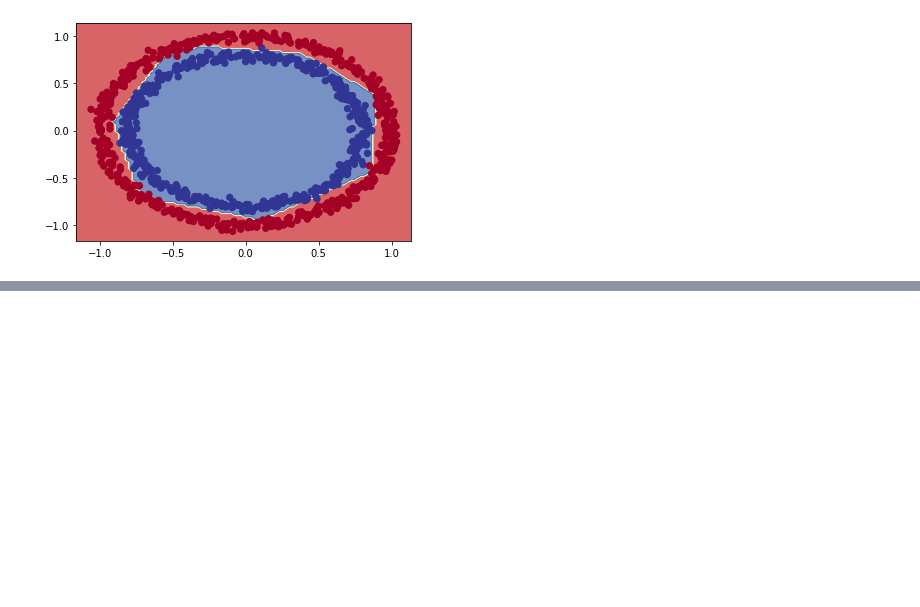
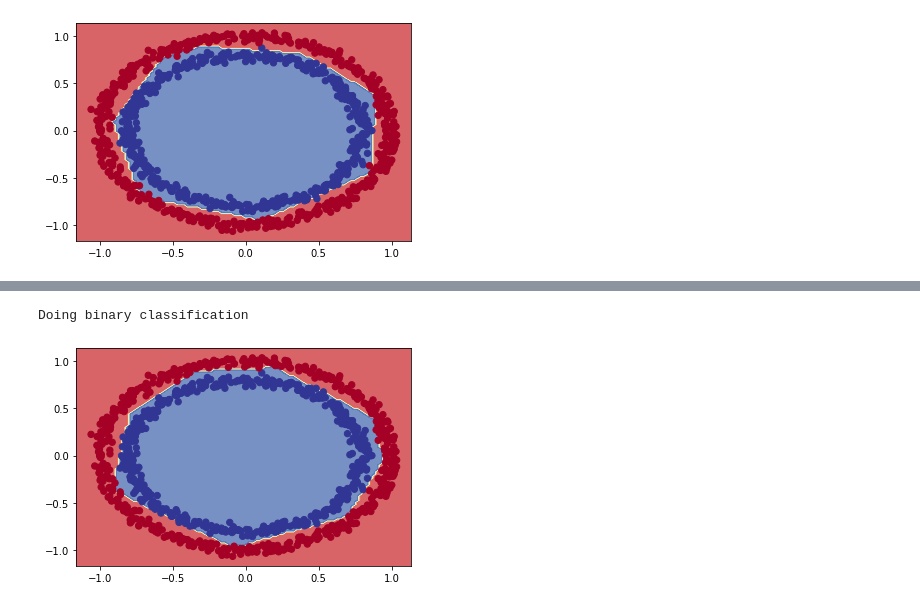
Before and after one commit to gwalshe73/TFDevCert2021, a Jupyter notebook: 02_neural_network_classification_with_tensorflow_video.ipynb, the cells around one changed output, grey strips where cells are left out. Saved outputs shown, nothing was run; the diff lists cells and outputs as text; code cells hidden in the pictures; blank space fills up the shorter version.

```diff
--- a/02_neural_network_classification_with_tensorflow_video.ipynb
+++ b/02_neural_network_classification_with_tensorflow_video.ipynb
@@ -349,7 +349,7 @@ model_6.compile(loss=tf.keras.losses.BinaryCrossentropy(),
                 optimizer=tf.keras.optimizers.Adam(learning_rate=0.001),
                 metrics=["accuracy"])
 
-model_6.fit(X, y, epochs=2250, verbose=0)
+model_6.fit(X, y, epochs=250, verbose=0)
 # %% [output]
 <tensorflow.python.keras.callbacks.History at 0x...>
 # %%
@@ -390,0 +404,6 @@ Doing binary classification
+# %%
+# Split in train and test sets 80/20 split
+X_train, y_train = X[:800], y[:800]
+X_test, y_test = X[800:], y[800:]
+
+X_train.shape, X_test.shape, y_train.shape, y_test.shape
@@ -390,0 +412,16 @@ Doing binary classification
+# %%
+# Let's create our model to fit on the training data and evaluate on the test data
+
+tf.random.set_seed(42)
+
+model_8 = tf.keras.Sequential([
+                               tf.keras.layers.Dense(4, activation=tf.keras.activations.relu),
+                               tf.keras.layers.Dense(4, activation=tf.keras.activations.relu),
+                               tf.keras.layers.Dense(1, activation=tf.keras.activations.sigmoid)
+])
+
+model_8.compile(loss=tf.keras.losses.BinaryCrossentropy(),
+                optimizer=tf.keras.optimizers.Adam(learning_rate=0.01),
+                metrics=["accuracy"])
+
+history = model_8.fit(X_train, y_train, epochs=25, verbose=1)
@@ -390,0 +451,6 @@ Doing binary classification
+# %%
+# Full dataset plot
+plot_decision_boundary(model_8, X, y)
+# %% [output]
+Doing binary classification
+[figure, added]
```
Also changed, not shown: parts of 10 cells of this notebook.
